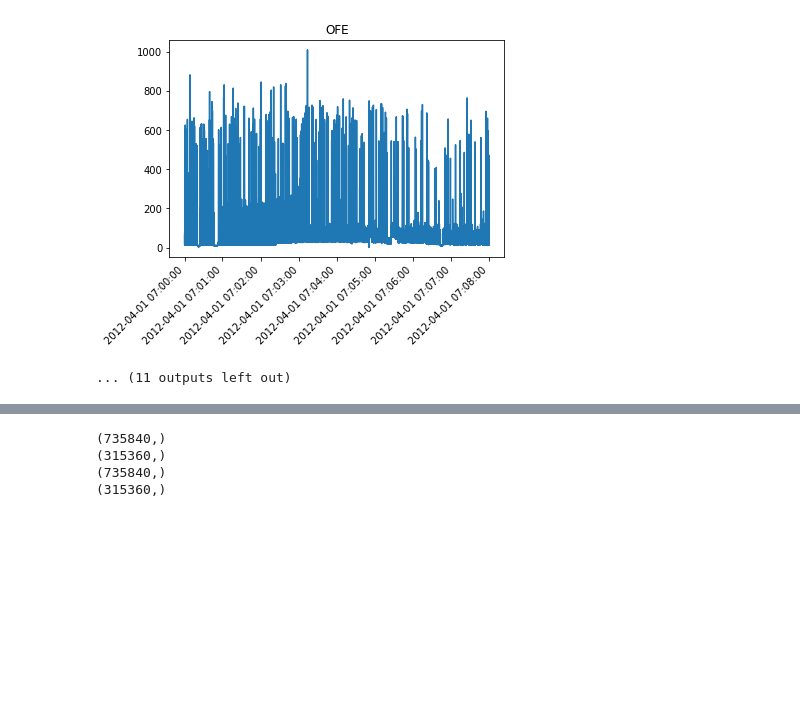
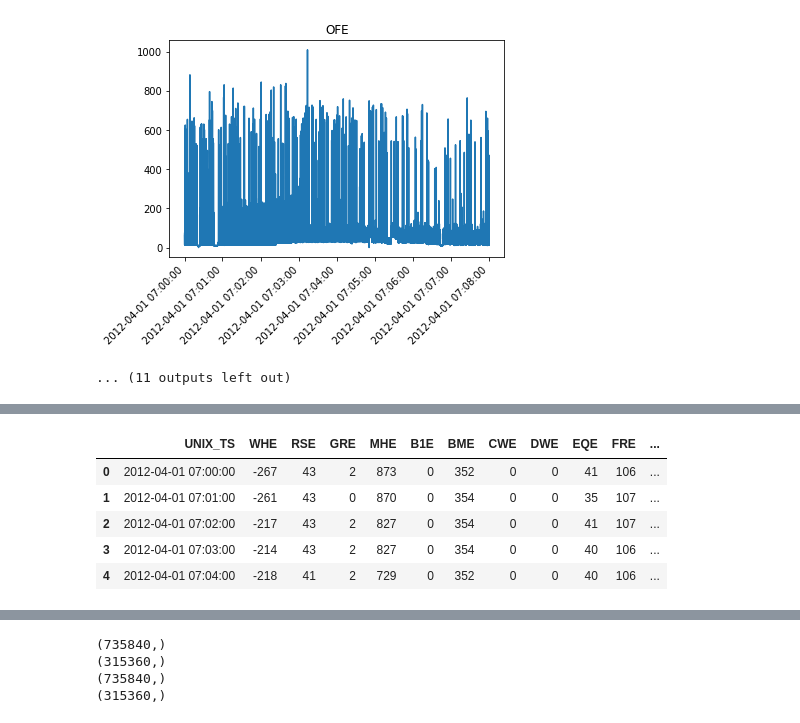
Before and after one commit to HenHimA1/A1, a Jupyter notebook: AMPds_KNN.ipynb, the cells around one changed output, grey strips where cells are left out. Saved outputs shown, nothing was run; the diff lists cells and outputs as text; code cells hidden in the pictures; blank space fills up the shorter version.

```diff
--- a/AMPds_KNN.ipynb
+++ b/AMPds_KNN.ipynb
@@ -47,6 +69,15 @@ output_label = ["BME", "CDE", "FGE", "HPE", "TVE", "WOE", "UNE"]
 # data.drop([output_label], axis=1)
 data1["WHE"] = data["WHE"].to_numpy() - data.drop(output_label+["UNIX_TS"]+["WHE"]+["RSE"]
                                                   ,axis=1).to_numpy().sum(axis=1)
+# %%
+data.head()
+# %% [output]
+|  | UNIX_TS | WHE | RSE | GRE | MHE | B1E | BME | CWE | DWE | EQE | FRE | ... |
+| 0 | 2012-04-01 07:00:00 | -267 | 43 | 2 | 873 | 0 | 352 | 0 | 0 | 41 | 106 | ... |
+| 1 | 2012-04-01 07:01:00 | -261 | 43 | 0 | 870 | 0 | 354 | 0 | 0 | 35 | 107 | ... |
+| 2 | 2012-04-01 07:02:00 | -217 | 43 | 2 | 827 | 0 | 354 | 0 | 0 | 41 | 107 | ... |
+| 3 | 2012-04-01 07:03:00 | -214 | 43 | 2 | 827 | 0 | 354 | 0 | 0 | 40 | 106 | ... |
+| 4 | 2012-04-01 07:04:00 | -218 | 41 | 2 | 729 | 0 | 352 | 0 | 0 | 40 | 106 | ... |
 # %%
 plt.plot(data1["UNIX_TS"],data1["WHE"])
 plt.show()
```
Also changed, not shown: parts of 3 cells of this notebook.
